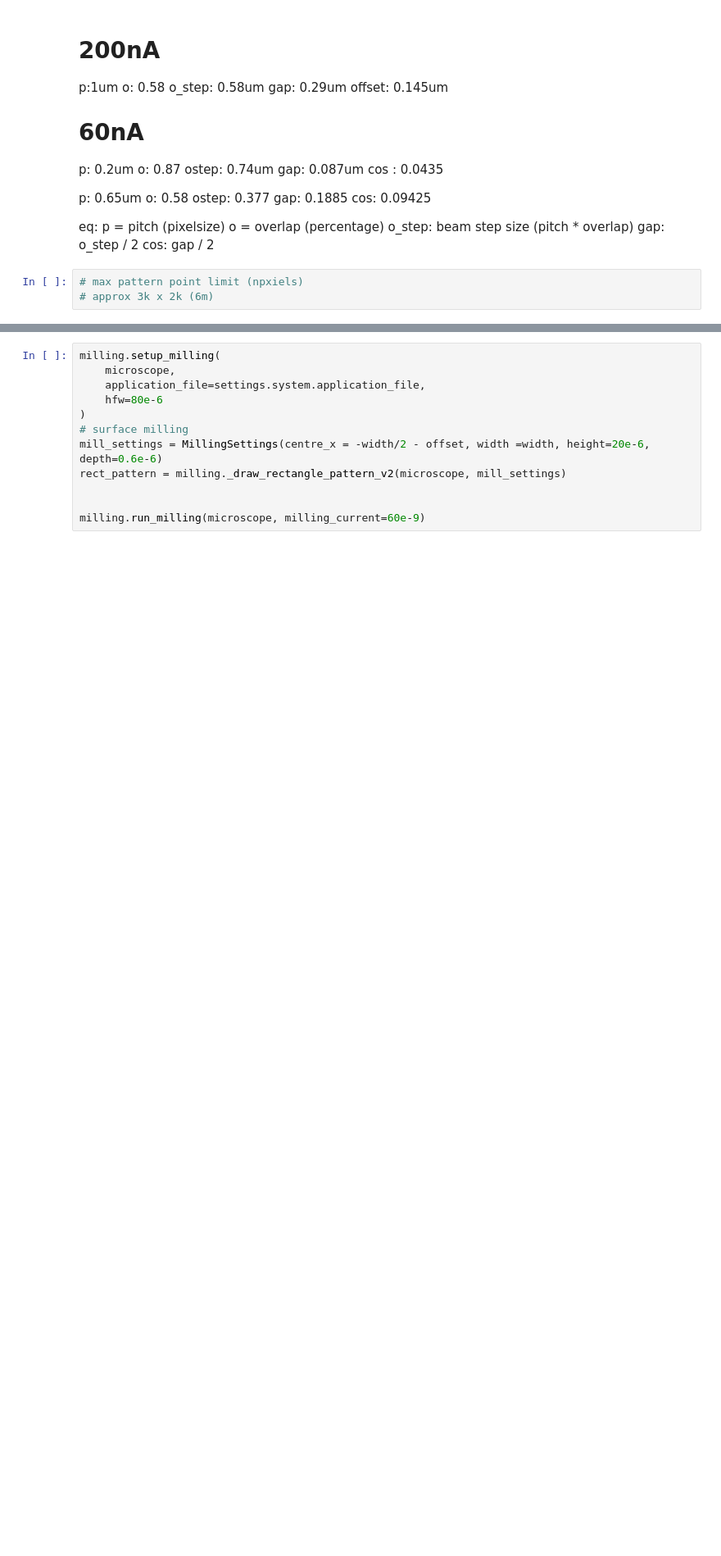
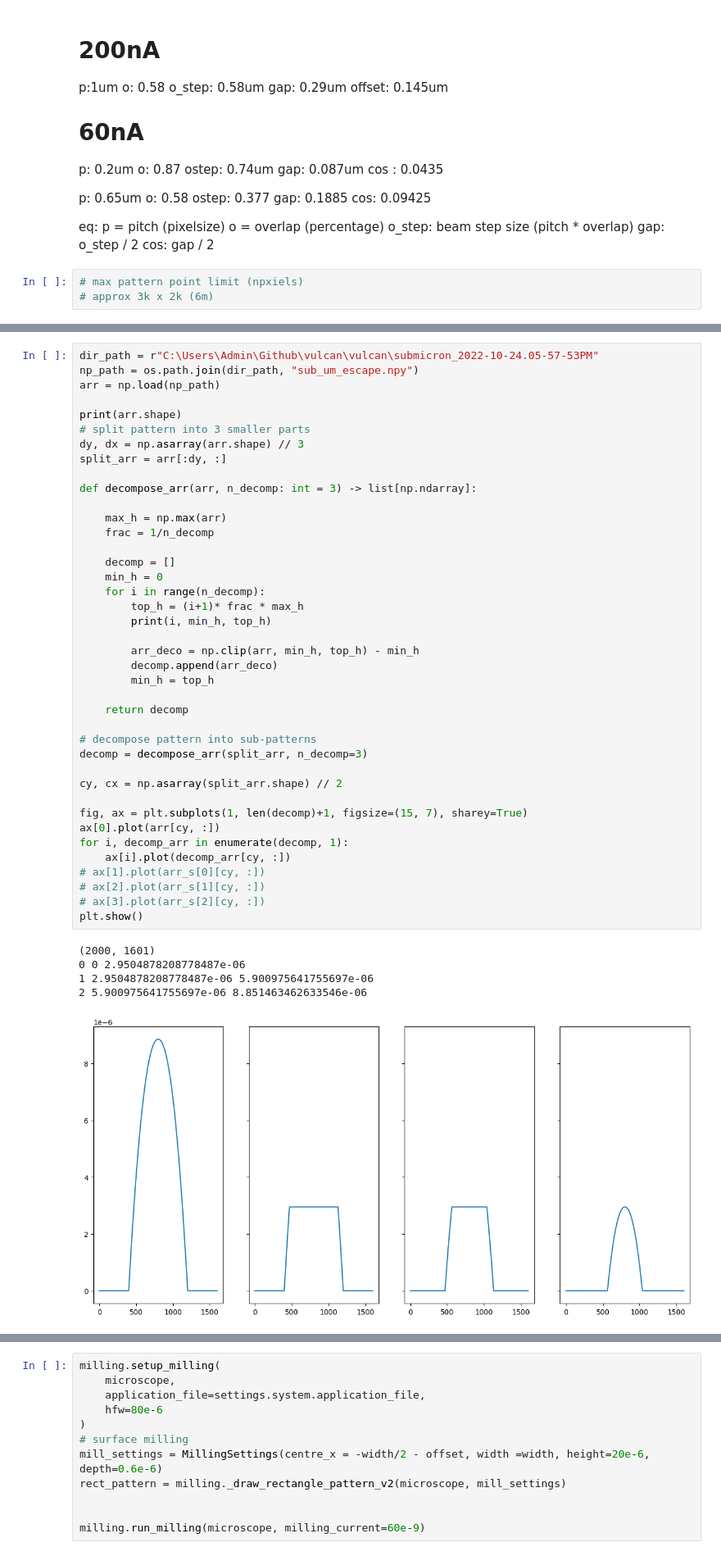
Before and after one commit to DeMarcoLab/vulcan, a Jupyter notebook: vulcan/notebook.ipynb, the cells around one changed output, grey strips where cells are left out. Shown: that part at 82% size. Drawn from its saved outputs; the diff is of its cells as text; blank space fills up the shorter version.

Commit message:
[EXP] pattern decomposition

```diff
--- a/vulcan/notebook.ipynb
+++ b/vulcan/notebook.ipynb
@@ -68,0 +71,46 @@ cos: gap / 2
+# %%
+dir_path = r"C:\Users\Admin\Github\vulcan\vulcan\submicron_2022-10-24.05-57-53PM"
+np_path = os.path.join(dir_path, "sub_um_escape.npy")
+arr = np.load(np_path)
+
+print(arr.shape)
+# split pattern into 3 smaller parts
+dy, dx = np.asarray(arr.shape) // 3
+split_arr = arr[:dy, :]
+
+def decompose_arr(arr, n_decomp: int = 3) -> list[np.ndarray]:
+
+    max_h = np.max(arr)
+    frac = 1/n_decomp
+
+    decomp = []
+    min_h = 0
+    for i in range(n_decomp):
+        top_h = (i+1)* frac * max_h
+        print(i, min_h, top_h)
+
+        arr_deco = np.clip(arr, min_h, top_h) - min_h
+        decomp.append(arr_deco)
+        min_h = top_h
+
+    return decomp
+
+# decompose pattern into sub-patterns
+decomp = decompose_arr(split_arr, n_decomp=3)
+
+cy, cx = np.asarray(split_arr.shape) // 2
+
+fig, ax = plt.subplots(1, len(decomp)+1, figsize=(15, 7), sharey=True)
+ax[0].plot(arr[cy, :])
+for i, decomp_arr in enumerate(decomp, 1):
+    ax[i].plot(decomp_arr[cy, :])
+# ax[1].plot(arr_s[0][cy, :])
+# ax[2].plot(arr_s[1][cy, :])
+# ax[3].plot(arr_s[2][cy, :])
+plt.show()
+# %% [output]
+(2000, 1601)
+0 0 2.9504878208778487e-06
+1 2.9504878208778487e-06 5.900975641755697e-06
+2 5.900975641755697e-06 8.851463462633546e-06
+[figure, added]
```
Also changed, not shown: parts of 6 cells of this notebook.
